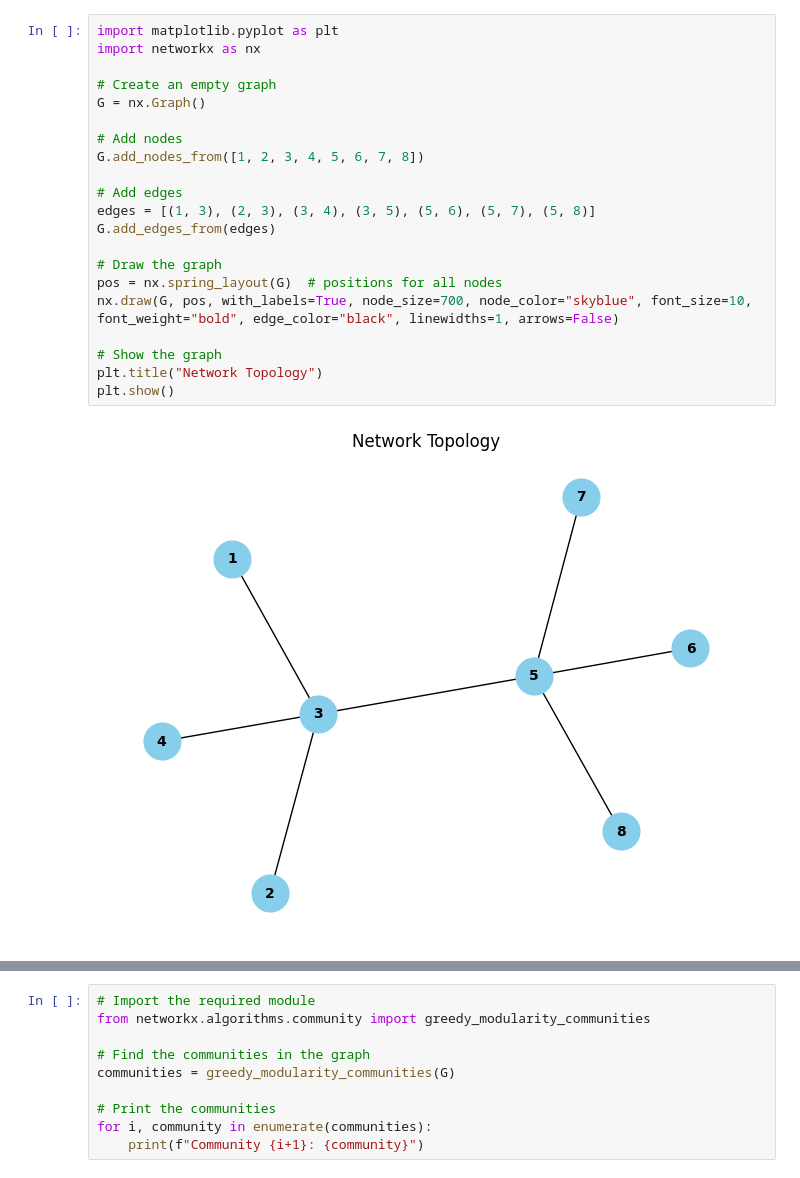
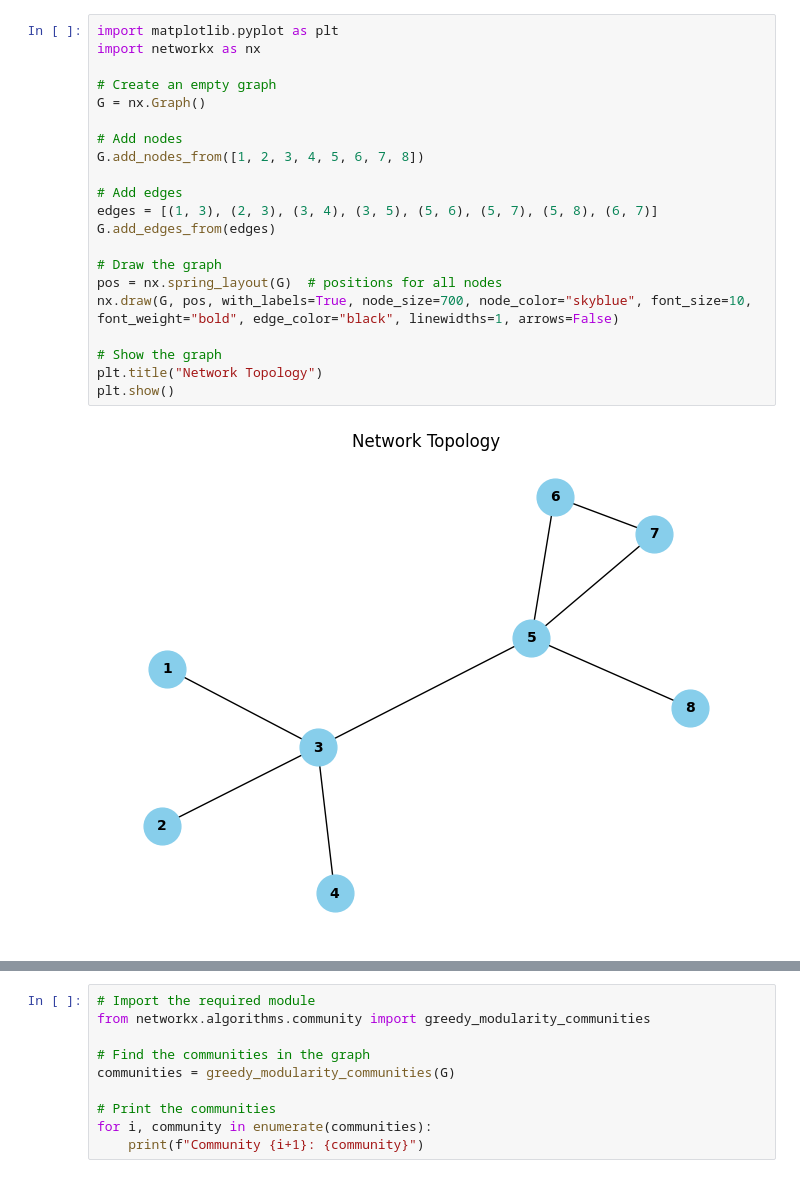
Before and after one commit to sararst/Malcom, a Jupyter notebook: Project/experiment.ipynb, the cells around one changed output, grey strips where cells are left out. Drawn from its saved outputs; the diff is of its cells as text.

```diff
--- a/Project/experiment.ipynb
+++ b/Project/experiment.ipynb
@@ -1,26 +1,26 @@
 # %%
 import matplotlib.pyplot as plt
 import networkx as nx
 
 # Create an empty graph
 G = nx.Graph()
 
 # Add nodes
 G.add_nodes_from([1, 2, 3, 4, 5, 6, 7, 8])
 
 # Add edges
-edges = [(1, 3), (2, 3), (3, 4), (3, 5), (5, 6), (5, 7), (5, 8)]
+edges = [(1, 3), (2, 3), (3, 4), (3, 5), (5, 6), (5, 7), (5, 8), (6, 7)]
 G.add_edges_from(edges)
 
 # Draw the graph
 pos = nx.spring_layout(G)  # positions for all nodes
 nx.draw(G, pos, with_labels=True, node_size=700, node_color="skyblue", font_size=10, font_weight="bold", edge_color="black", linewidths=1, arrows=False)
 
 # Show the graph
 plt.title("Network Topology")
 plt.show()
 # %% [output]
-[figure, old version]
+[figure, new version]
 # %%
 import random
 
```
Also changed, not shown: parts of 9 cells of this notebook, 1 other file.
